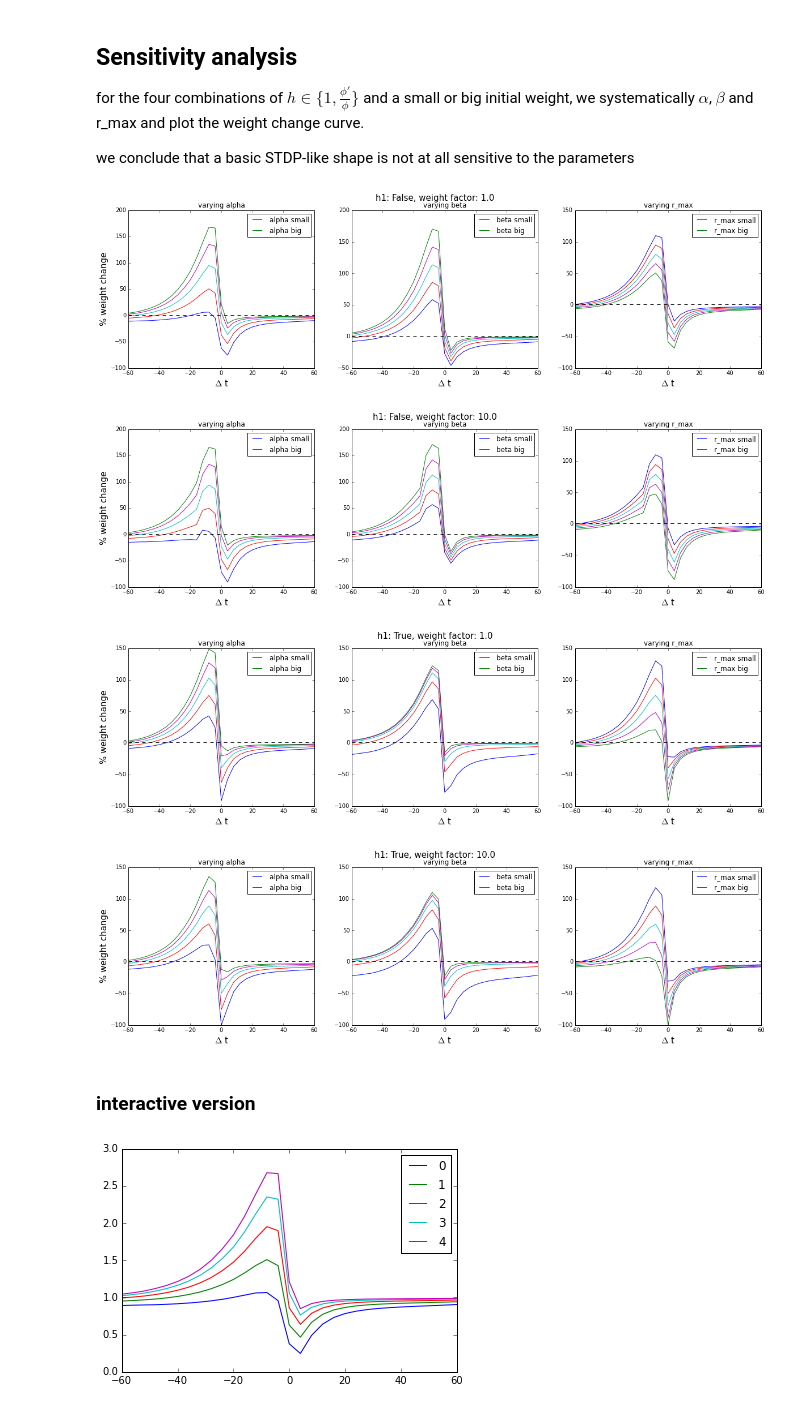
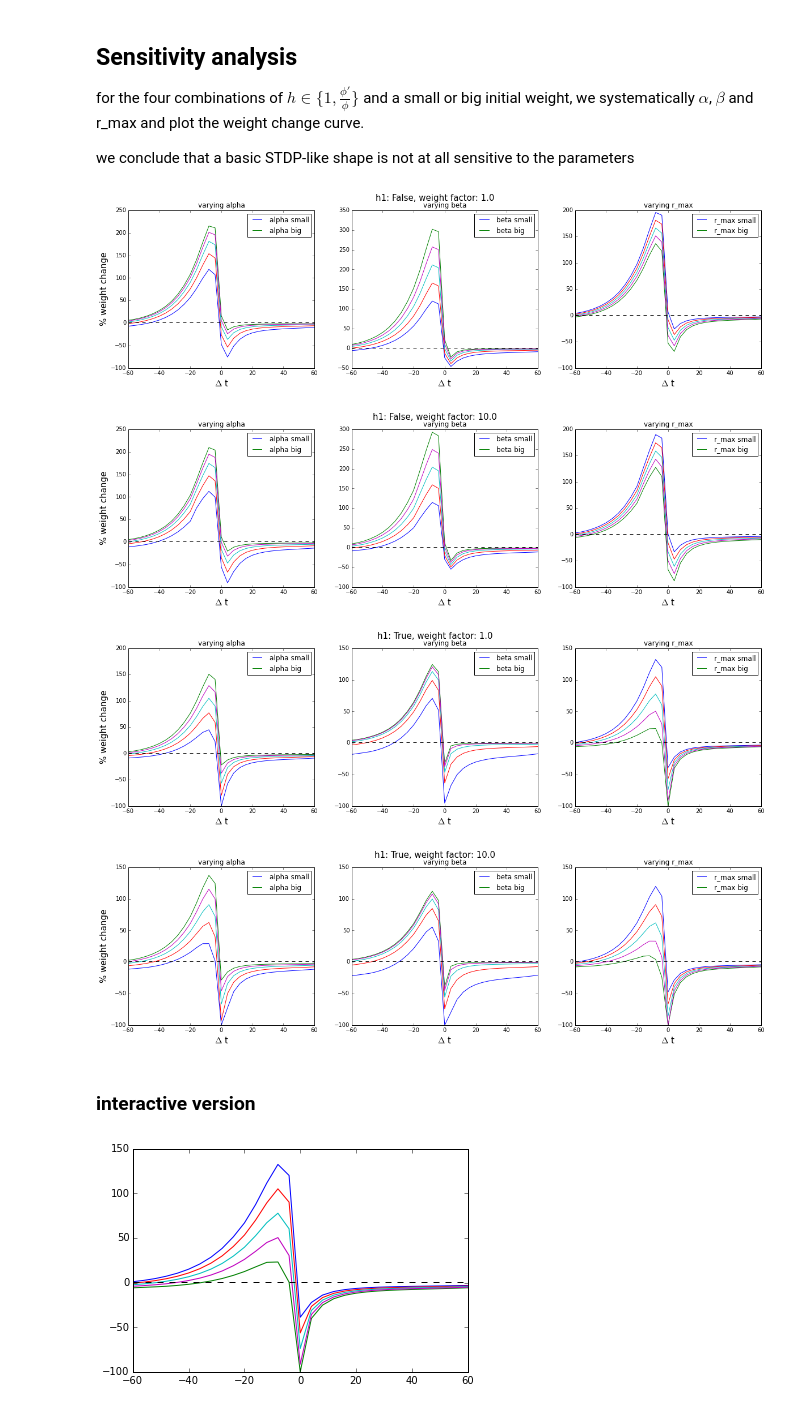
Before and after one commit to dspicher/STDP_Multicompartment, a Jupyter notebook: bi_poo/bi_poo_vary_and_h_fits.ipynb, the cells around one changed output. Saved outputs shown, nothing was run; the diff lists cells and outputs as text; code cells hidden in the pictures.

```diff
--- a/bi_poo/bi_poo_vary_and_h_fits.ipynb
+++ b/bi_poo/bi_poo_vary_and_h_fits.ipynb
@@ -97,11 +99,11 @@ we conclude that a basic STDP-like shape is not at all sensitive to the paramete
 # %%
 def show_plot(vary, h1, l_f):
     for i in [i_s[0], i_s[-1]] + i_s[1:-1]:
-        dws = zeros(len(delta_s))
-        for idx, delta in enumerate(delta_s):
+        dws = zeros(len(delta_s_vary))
+        for idx, delta in enumerate(delta_s_vary):
             p = (vary, h1, l_f, delta, i)
-            dws[idx] = data_vary[p][0][0].res['weights'][-1]/data[p][0][0].res['weights'][0]
-        plot(delta_s, 100*dws-100)
+            dws[idx] = data_vary[p][0][0].res['weights'][-1]/data_vary[p][0][0].res['weights'][0]
+        plot(delta_s_vary, 100*dws-100)
     plot([-60,60],[1.0,1.0],'k--')
 # %%
 for h1 in h1_s:
@@ -117,23 +119,23 @@ for h1 in h1_s:
             legend(['{0} small'.format(vary), '{0} big'.format(vary)])
         suptitle('h1: {0}, weight factor: {1}'.format(h1, l_f), fontsize=15)
 # %% [output]
-[figure, old version]
+[figure, new version]
-[figure, old version]
+[figure, new version]
-[figure, old version]
+[figure, new version]
-[figure, old version]
+[figure, new version]
 # %% [markdown]
 ### interactive version
 # %%
-ts = data[params[0]][0][0].t
+ts = data_vary[params_vary[0]][0][0].t
 i = interact(show_plot,
 key=widgets.ToggleButtons(description='key',options=['dendr_pred','weights','weight_updates', 'PIVs', 'y','h']),
 t_min=(0,int(np.round(ts[-1]))),
 t_max=(0,int(np.round(ts[-1]))),
 vary=widgets.ToggleButtons(description='vary',options=vary_s),
 h1=widgets.ToggleButtons(description='h1',options=h1_s),
 l_f=widgets.ToggleButtons(description='l_f',options=l_f_s),
-delta=widgets.ToggleButtons(description='delta',options=delta_s),
+delta=widgets.ToggleButtons(description='delta',options=delta_s_vary),
 i=widgets.ToggleButtons(description='i',options=i_s),
 y_c=widgets.ToggleButtons(description='y_c',options=[str(a) for a in range(5)]))
 # %% [output]
-[figure, old version]
+[figure, new version]
```
Also changed, not shown: parts of 1 cell of this notebook, 2 other files.
